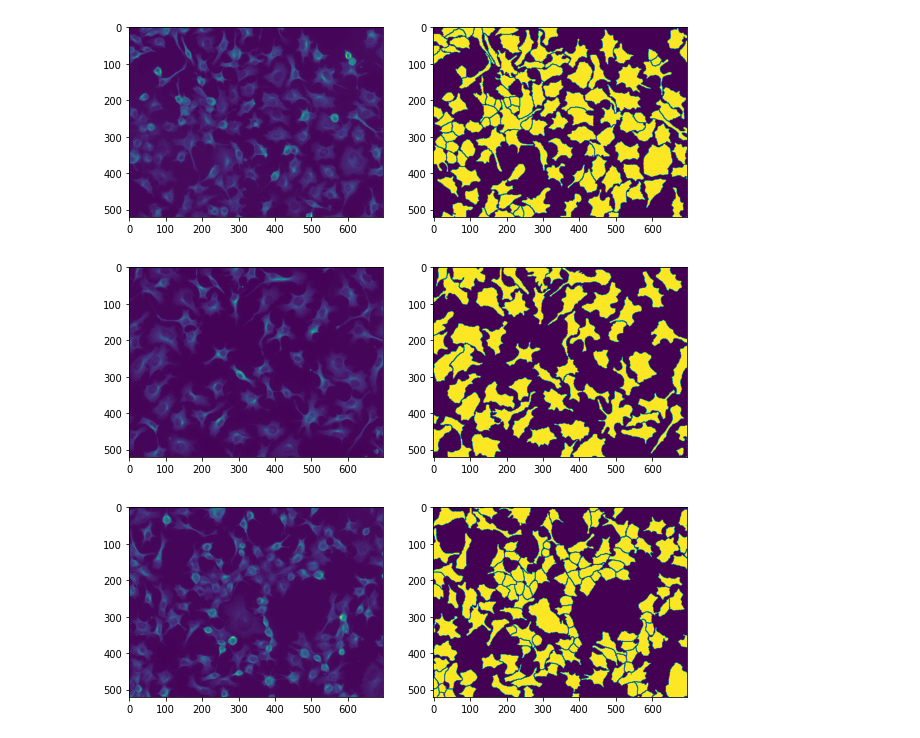
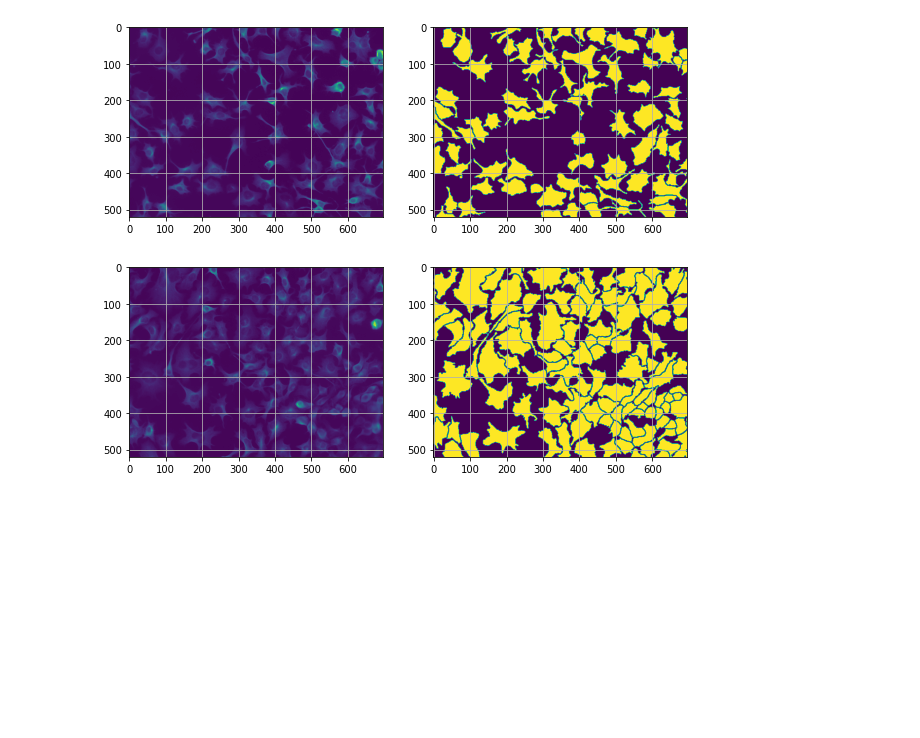
Before and after one commit to ego-alt/segmentation-from-scratch, a Jupyter notebook: cell_image.ipynb, the cells around one changed output. Cells and saved outputs as stored; diff of their text form; code cells hidden in the pictures; blank space fills up the shorter version.

```diff
--- a/cell_image.ipynb
+++ b/cell_image.ipynb
@@ -37,8 +19,11 @@ from torchvision import transforms, utils
 import matplotlib.pyplot as plt
 # %%
 im_root, lb_root = "./images", "./labels"
-images = [join(im_root, im) for im in sorted(listdir(im_root)) if 'w1' in im]
-labels = [join(lb_root, lb) for lb in sorted(listdir(lb_root)) if '_01' in lb]
+im_files = [join(im_root, im) for im in sorted(listdir(im_root)) if 'w1' in im]
+lb_files = [join(lb_root, lb) for lb in sorted(listdir(lb_root)) if '_01' in lb]
+# %%
+images = [ImageOps.scale(Image.open(img), 0.5, resample=0) for img in im_files]
+labels = [ImageOps.grayscale(Image.open(lbl)) for lbl in lb_files]
 # %%
 class CellImages(Dataset):
     def __init__(self, images, labels):
@@ -49,9 +34,8 @@ class CellImages(Dataset):
         return len(self.images)
 
     def __getitem__(self, ind):
-        img = Image.open(self.images[ind])
-        img = self.transform(ImageOps.scale(img, 0.5, resample=0))
-        lbl = self.transform(Image.open(self.labels[ind]))
+        img = self.transform(self.images[ind])
+        lbl = self.transform(self.labels[ind])
         return img, lbl
 # %%
 train = DataLoader(CellImages(images[0:36], labels[0:36]), batch_size=3)
@@ -59,17 +43,18 @@ test = DataLoader(CellImages(images[36:42], labels[36:42]), batch_size=3)
 # %%
 for i, sample in enumerate(train):
-    if i == 2:
+    if i == 3:
         img, lbl = sample
-        for ind in range(3):
+        for ind in range(2):
             f, ax = plt.subplots(1,2,figsize=(10,10))
             ax[0].imshow(img[ind].numpy()[0])
+            ax[0].grid()
             ax[1].imshow(lbl[ind].numpy()[0])
+            ax[1].grid()
         plt.show()
         break
 # %% [output]
-[figure, old version]
+[figure, new version]
-[figure, old version]
+[figure, new version]
-[figure, removed]
 # %%
 class Block(nn.Module):
     def __init__(self, in_channel, out_channel):
```
Also changed, not shown: parts of 6 cells of this notebook.
